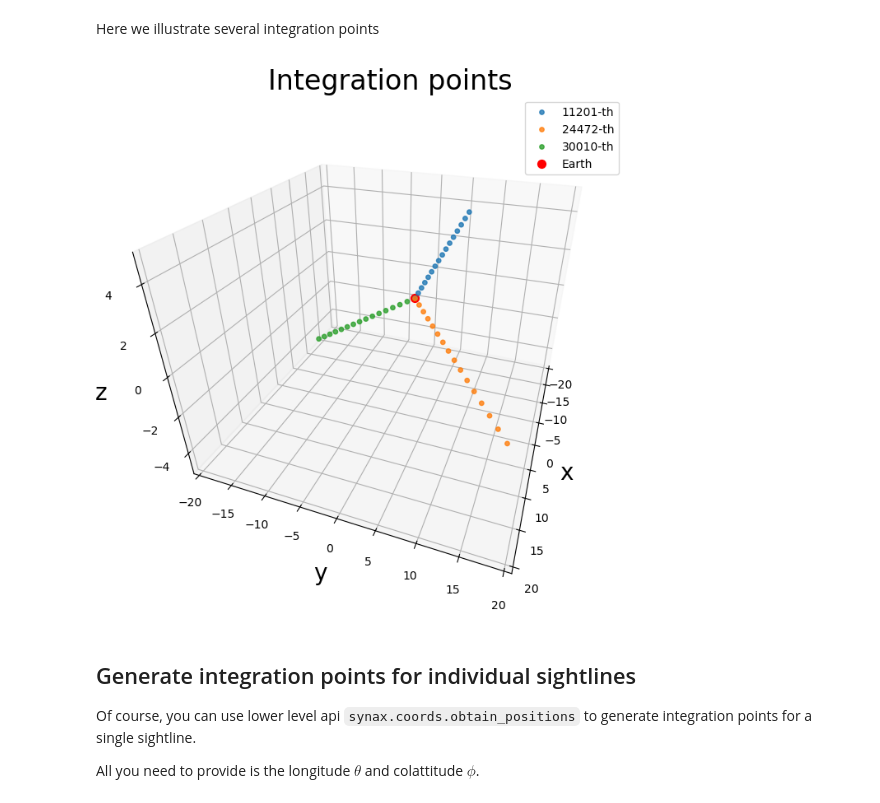
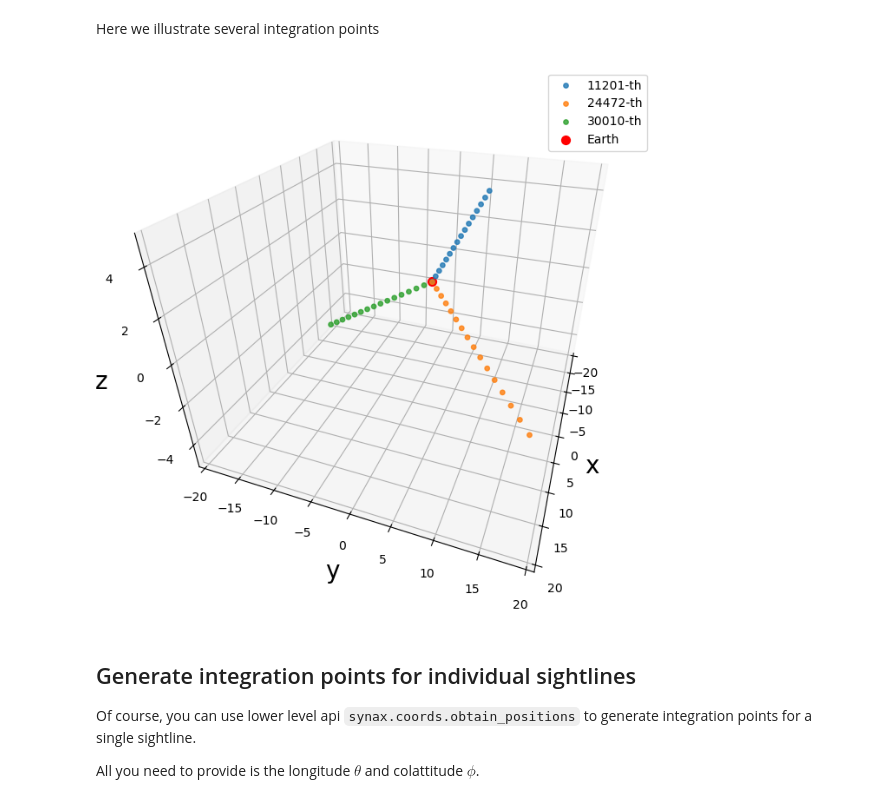
Before and after one commit to dkn16/Synax, a Jupyter notebook: examples/Integration.ipynb, the cells around one changed output. Saved outputs shown, nothing was run; the diff lists cells and outputs as text; code cells hidden in the pictures.

```diff
--- a/examples/Integration.ipynb
+++ b/examples/Integration.ipynb
@@ -68,36 +68,36 @@ y = poss[1,idx,:256:16]
 z = poss[2,idx,:256:16]
 ax.scatter(x, y, z, marker='o',alpha = 0.8,s=15.)
 
 idx = 30010
 x = poss[0,idx,:256:16]
 y = poss[1,idx,:256:16]
 z = poss[2,idx,:256:16]
 ax.scatter(x, y, z, marker='o',alpha = 0.8,s=15.)
 
 
 
 
 
 ax.scatter(-8.3, 0., 0.006, c='r', marker='o',s=50)
 
 # Set labels for the axes
 ax.set_xlabel('x',fontsize=20)
 ax.set_ylabel('y',fontsize=20)
 ax.set_zlabel('z',fontsize=20)
 
 ax.set_xlim((-20,20))
 ax.set_ylim((-20,20))
 ax.set_zlim((-5,5))
 # Set title
-ax.set_title('Integration points',fontsize=24)
+#ax.set_title('Integration points',fontsize=24)
 ax.view_init(30., 20, 0.)
 ax.legend(['11201-th','24472-th','30010-th','Earth'])
 # Show the plot
 plt.subplots_adjust(left=0.5,right=1.0)
 plt.tight_layout()
-#plt.savefig('..figures/integration_points.pdf',dpi=500,bbox_inches='tight')
+plt.savefig('../figures/integration_points.pdf',dpi=500,bbox_inches='tight')
 # %% [output]
-[figure, old version]
+[figure, new version]
 # %% [markdown]
 ## Generate integration points for individual sightlines
 Of course, you can use lower level api `synax.coords.obtain_positions` to generate integration points for a single sightline.
```
Also changed, not shown: parts of 1 cell of this notebook, 8 other files.
